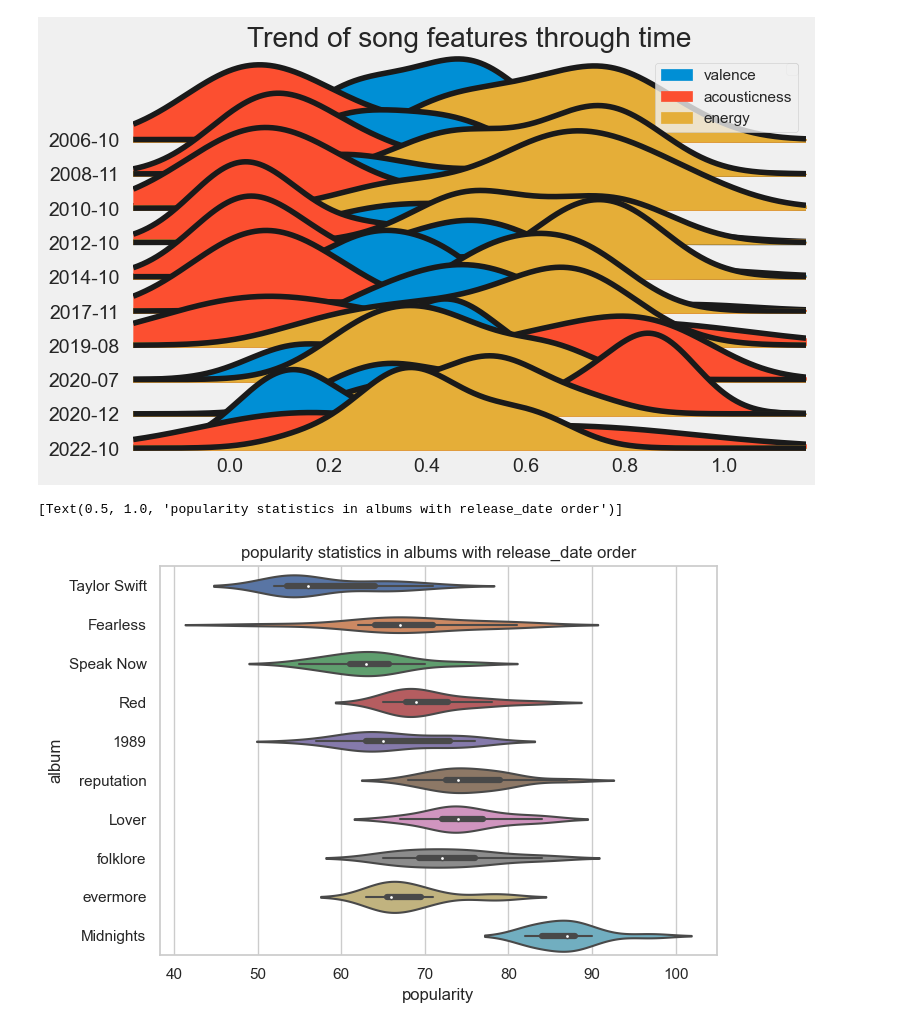
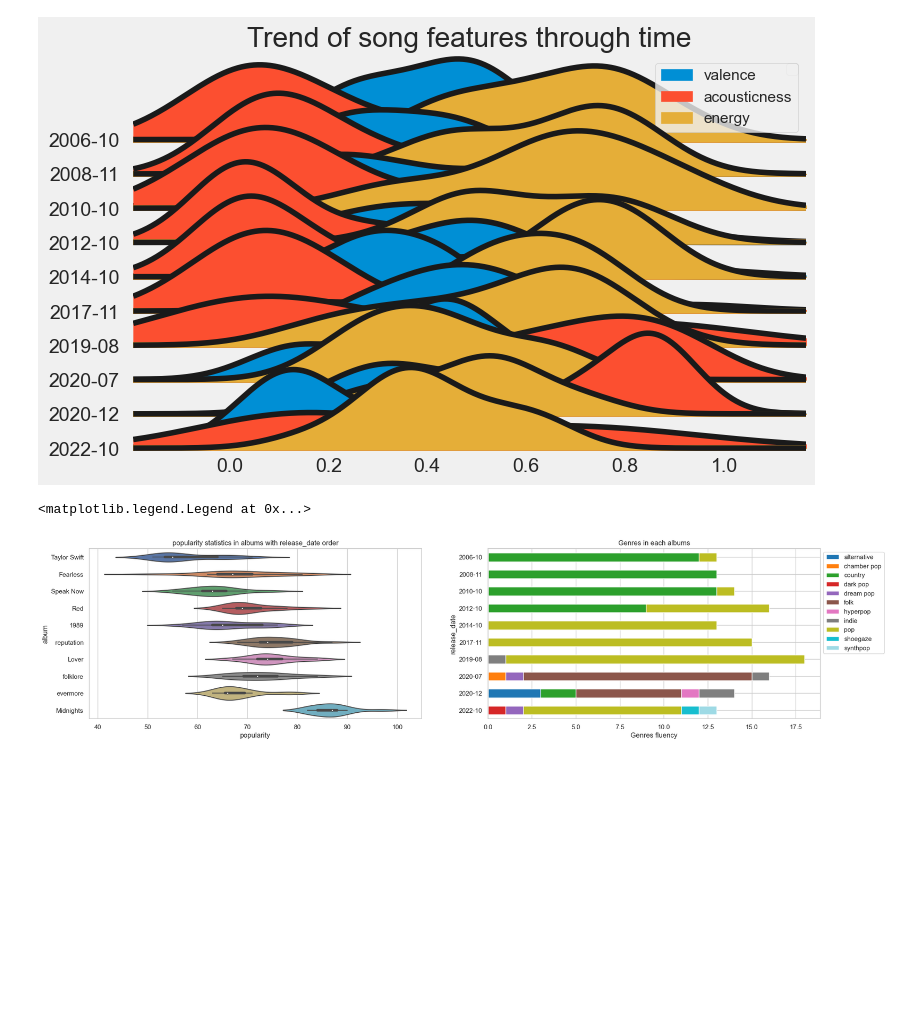
Before and after one commit to hoangr1010/Song-Analysis, a Jupyter notebook: song_project.ipynb, the cells around one changed output. Drawn from its saved outputs; the diff is of its cells as text; code cells hidden in the pictures; blank space fills up the shorter version.

```diff
--- a/song_project.ipynb
+++ b/song_project.ipynb
@@ -551,14 +559,30 @@ No artists with labels found to put in legend.  Note that artists whose label st
 <matplotlib.legend.Legend at 0x...>
 [figure]
 # %%
+#We plot violinplot and stacked barchart on the same frame with the same y-axis.
+fig, axes = plt.subplots(1, 2, figsize=(20, 5), sharey=False)
+
 #We use violin plot to indecate the popularity statistics of each album
 sns.set(style="whitegrid")
-
-sns.violinplot(x ="popularity",
+sns.violinplot(ax=axes[0],
+             x ="popularity",
              y ="album",
              order = ['Taylor Swift', 'Fearless', 'Speak Now', 'Red', '1989', 'reputation', 'Lover', 'folklore', 'evermore', 'Midnights'],
              data = song_df
     ).set(title='popularity statistics in albums with release_date order')
+
+#use stacked bar chart to show genres distribution of each album
+stacked_bar = song_df[['release_date','album','genres']].explode('genres')
+stacked_bar.pivot_table(
+    index = 'release_date',
+    columns = 'genres',
+    values = 'genres',
+    aggfunc = 'count').sort_index(ascending = False).fillna(0).plot.barh(ax=axes[1],
+                                                                        title = 'Genres in each albums',
+                                                                        xlabel = "Genres fluency",
+                                                                        stacked=True,
+                                                                        legend = True,
+                                                                        cmap = 'tab20').legend(bbox_to_anchor=(1,1))
 # %% [output]
-[Text(0.5, 1.0, 'popularity statistics in albums with release_date order')]
+<matplotlib.legend.Legend at 0x...>
-[figure, old version]
+[figure, new version]
```
Also changed, not shown: parts of 24 cells of this notebook, 2 other files.
